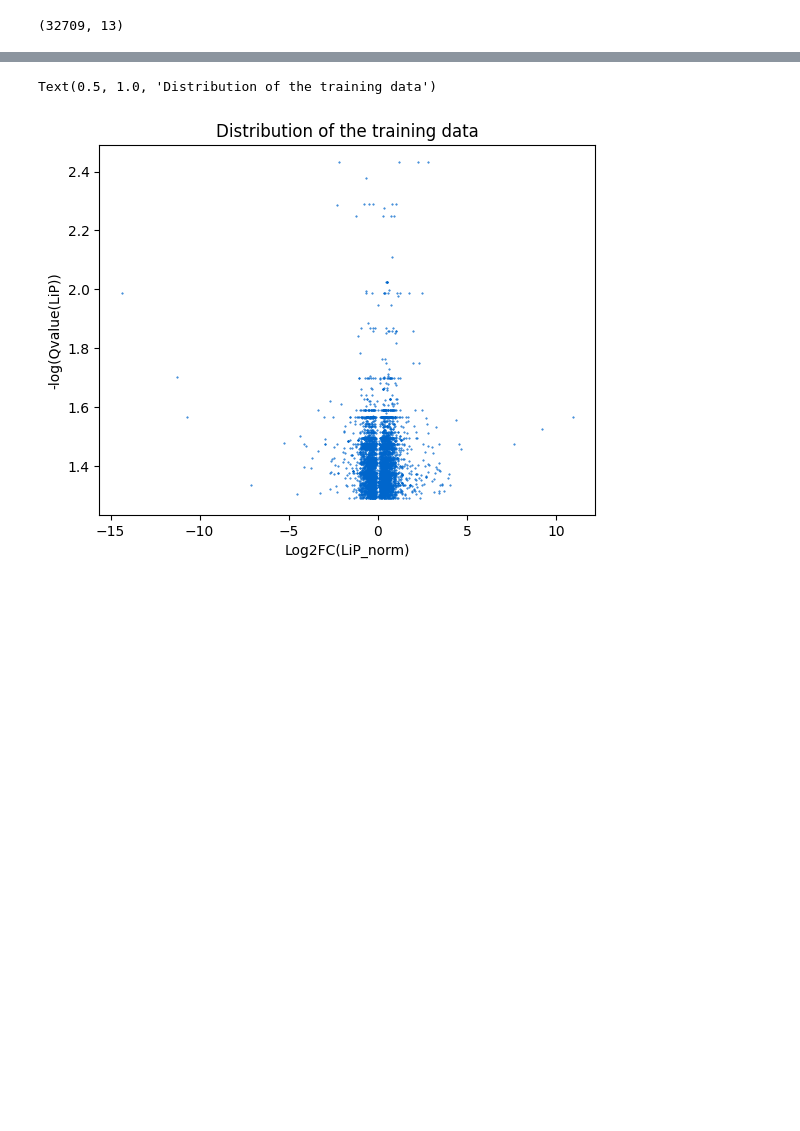
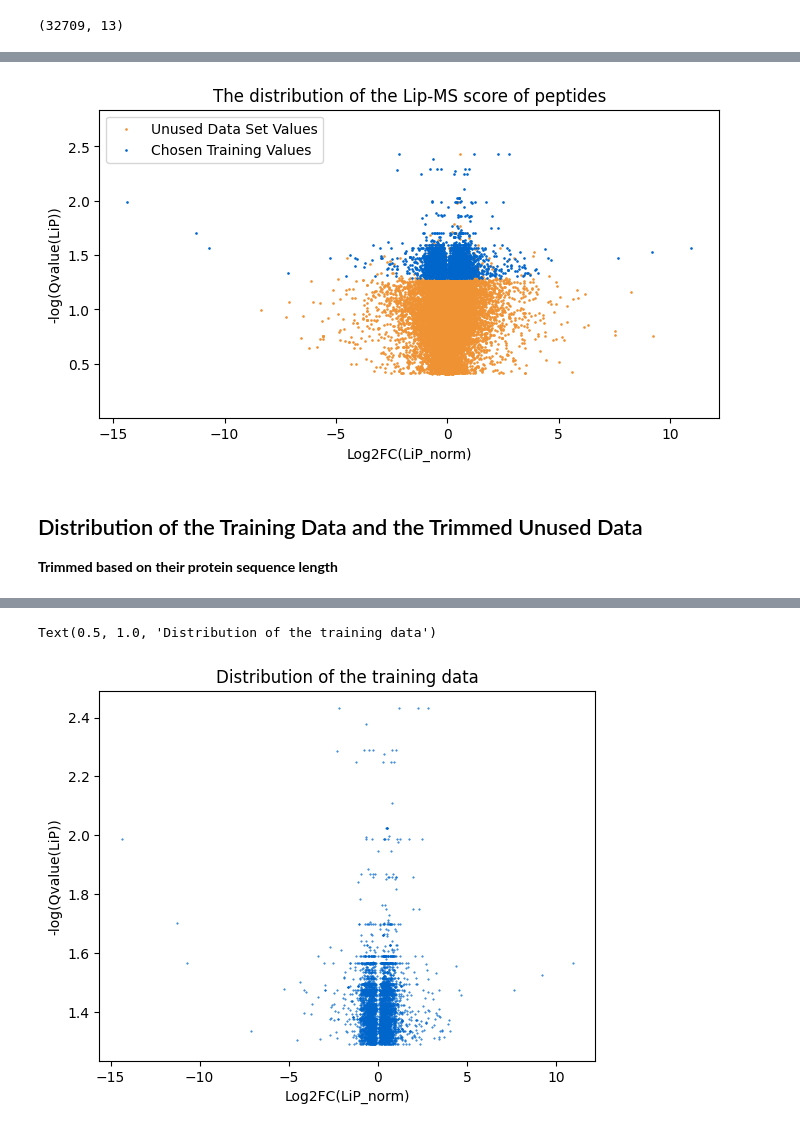
Before and after one commit to gustavoschewinski/tuning-protein, a Jupyter notebook: 0.data-analysis.ipynb, the cells around one changed output, grey strips where cells are left out. Drawn from its saved outputs; the diff is of its cells as text; code cells hidden in the pictures; blank space fills up the shorter version.

```diff
--- a/0.data-analysis.ipynb
+++ b/0.data-analysis.ipynb
@@ -36,11 +44,9 @@ import dash_bio
 # %%
-original_excel
 indexs = df.sort_values(by=['index'],ascending=False)
 print(original_excel.shape)
 
-trimmed_original = original_excel.drop(indexs['index'] , axis=0)
-print(trimmed_original.shape)
-indexs
+unused_data = original_excel.drop(indexs['index'] , axis=0)
+print(unused_data.shape)
 # %% [output]
 (32709, 13)
 (27709, 13)
@@ -60 +53,17 @@ indexs
+# %%
+fig = pp.figure(figsize=(8, 4))
+pp.tight_layout()
+pp.margins(y=0.2)
+pp.scatter(y=unused_data['Qvalue(LiP)'].apply(lambda x:-np.log10(x)),x=unused_data['Log2FC(LiP_norm)'],s=0.8, color='#EF9234')
+pp.scatter(y=df['Qvalue(LiP)'].apply(lambda x:-np.log10(x)),x=df['Log2FC(LiP_norm)'],s=0.8, color='#06C')
+pp.xlabel("Log2FC(LiP_norm)")
+pp.ylabel("-log(Qvalue(LiP))")
+pp.legend(["Unused Data Set Values" , "Chosen Training Values"])
+pp.title('The distribution of the Lip-MS score of peptides')
+pp.show()
+# %% [output]
+[figure, added]
+# %% [markdown]
+## Distribution of the Training Data and the Trimmed Unused Data
+**Trimmed based on their protein sequence length**
 # %%
```
Also changed, not shown: parts of 30 cells of this notebook.
